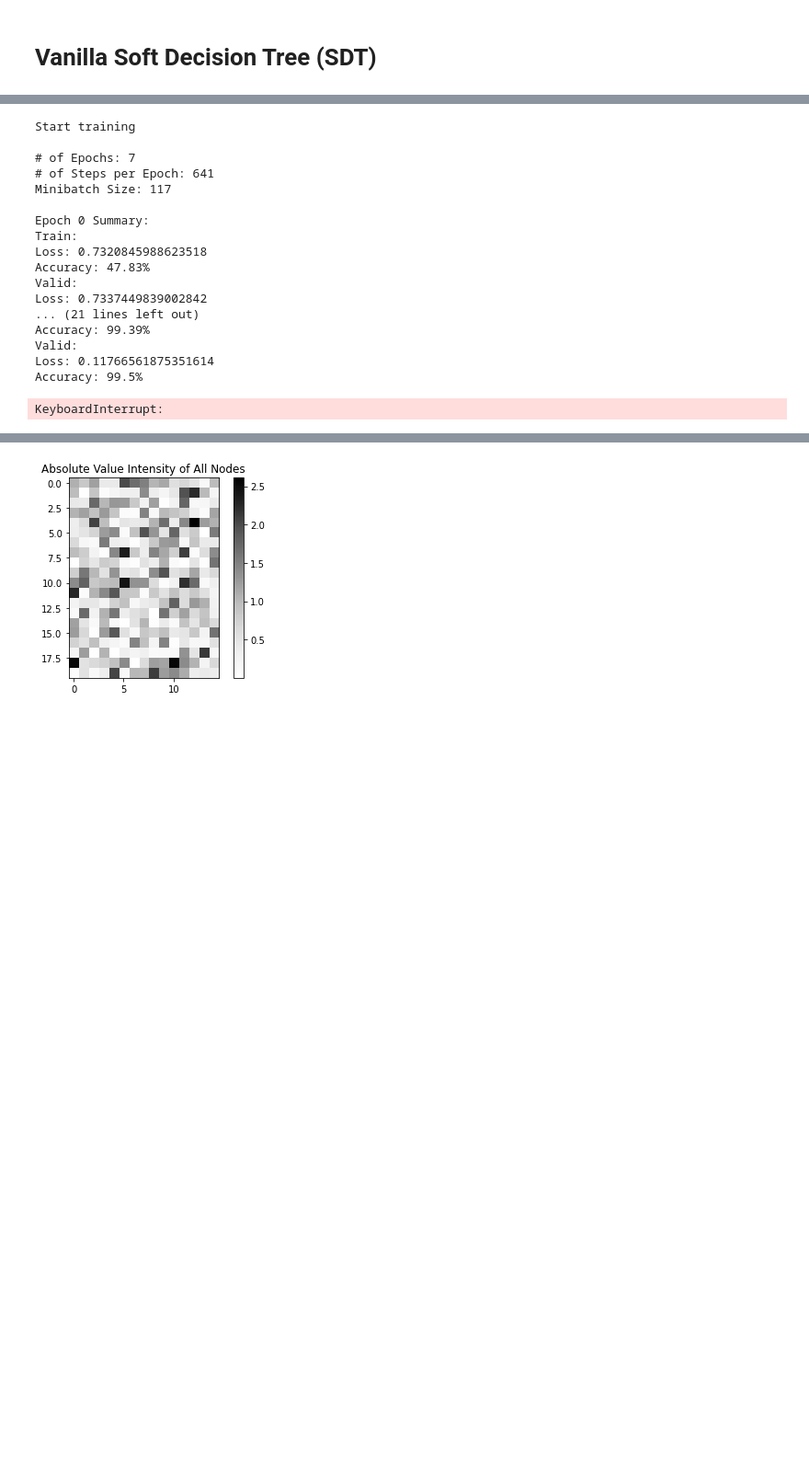
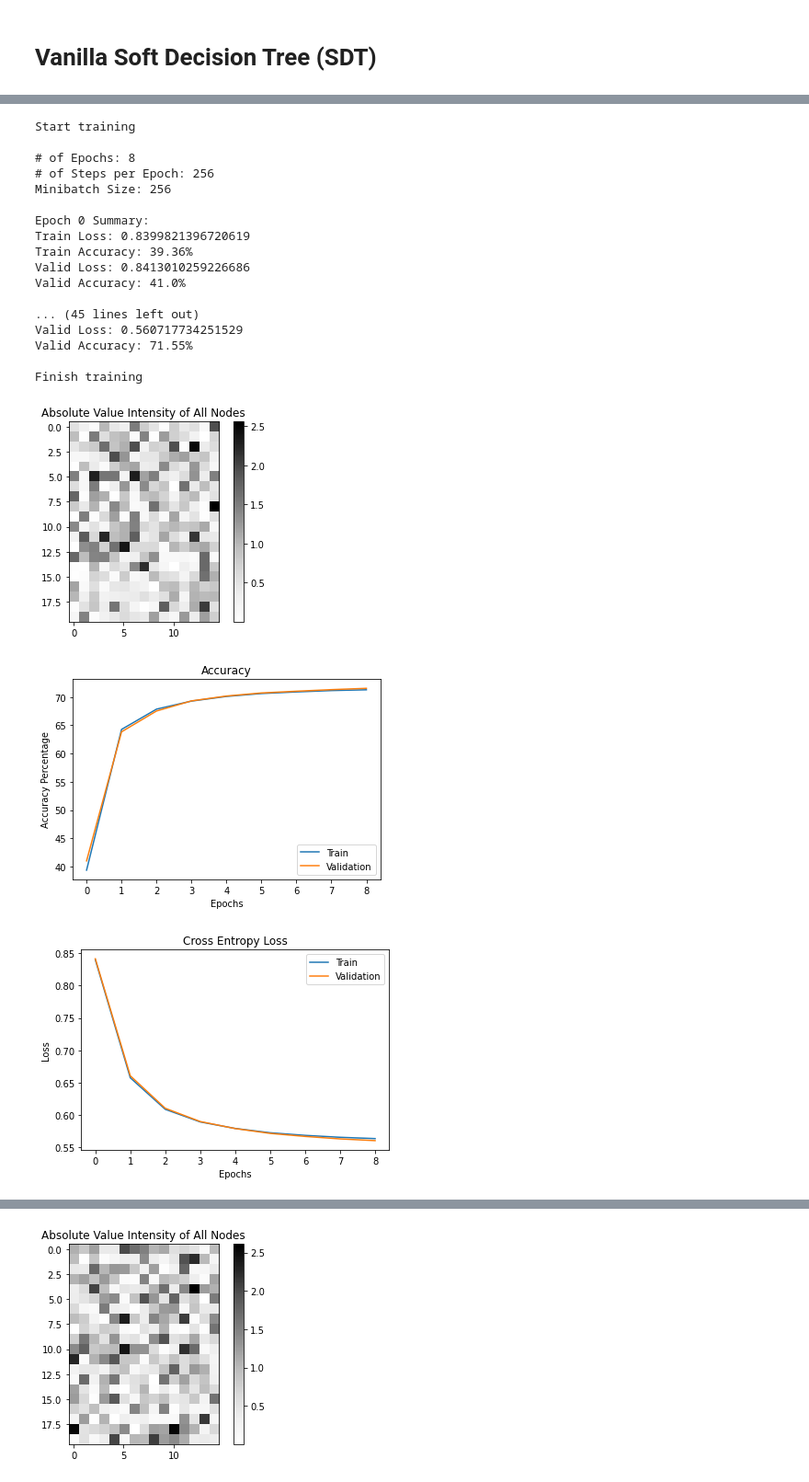
Before and after one commit to Pchatain/CS329P, a Jupyter notebook: SDT.ipynb, the cells around one changed output, grey strips where cells are left out. Shown at 92% size. Saved outputs shown, nothing was run; the diff lists cells and outputs as text; code cells hidden in the pictures; blank space fills up the shorter version.

```diff
--- a/SDT.ipynb
+++ b/SDT.ipynb
@@ -478,36 +621,38 @@ Finish training
 # %%
 #Input max_depth for model
 max_depth = 4
 
 mask = None
 reg_l = 0
 
 #Input for training
-minibatch_size = 117
-num_epoch = 7
-num_step_per_epoch = 641
+minibatch_size = 256
+num_epoch = 8
+num_step_per_epoch = 256
 step_size = 1e-3
 
 Layers = soft_decision_tree_train(max_depth, t_train_x, t_train_y, t_valid_x, t_valid_y,
                                   mask=mask, step_size=step_size, reg_l=reg_l, minibatch_size=minibatch_size,
                                   num_epoch=num_epoch, num_step_per_epoch=num_step_per_epoch, verbose=True,
                                   graphing=True)
 # %% [output]
 Start training
 
-# of Epochs: 7
-# of Steps per Epoch: 641
-Minibatch Size: 117
+# of Epochs: 8
+# of Steps per Epoch: 256
+Minibatch Size: 256
 
 Epoch 0 Summary:
-Train:
-Loss: 0.7320845988623518
-Accuracy: 47.83%
-Valid:
-Loss: 0.7337449839002842
-... (21 lines left out)
-Accuracy: 99.39%
-Valid:
-Loss: 0.11766561875351614
-Accuracy: 99.5%
+Train Loss: 0.8399821396720619
+Train Accuracy: 39.36%
+Valid Loss: 0.8413010259226686
+Valid Accuracy: 41.0%
+
+... (45 lines left out)
+Valid Loss: 0.560717734251529
+Valid Accuracy: 71.55%
+
+Finish training
-KeyboardInterrupt:
+[figure, added]
+[figure, added]
+[figure, added]
```
Also changed, not shown: parts of 70 cells of this notebook, 2 other files.
